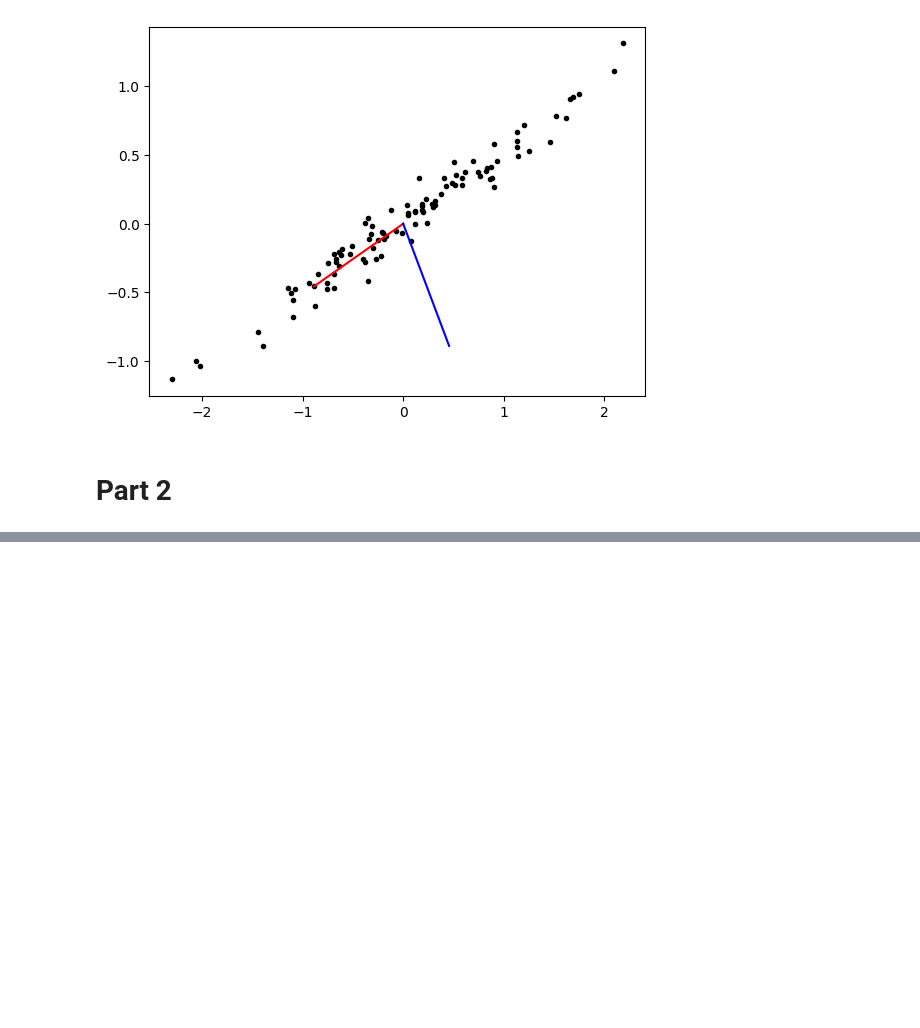
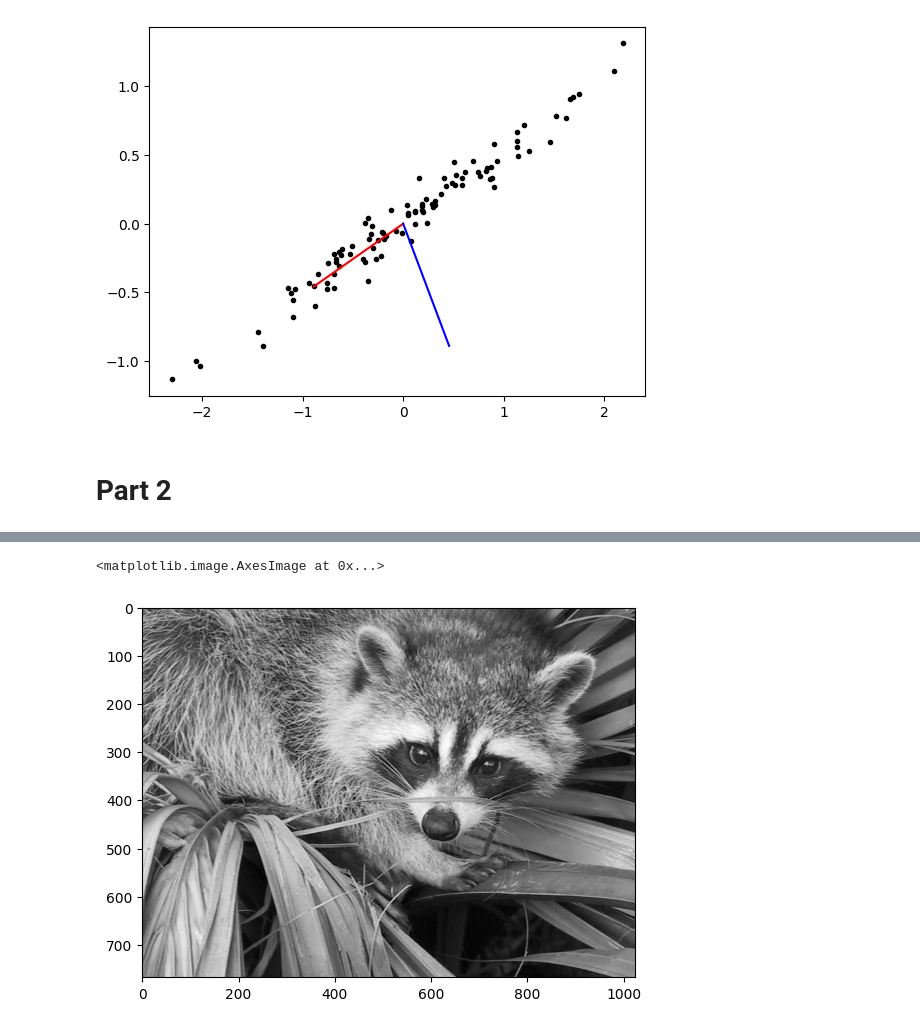
Before and after one commit to parimsuka/crowd-modeling-and-simulation, a Jupyter notebook: exercise3/src/pca_showcase.ipynb, the cells around one changed output, grey strips where cells are left out. Drawn from its saved outputs; the diff is of its cells as text; code cells hidden in the pictures; blank space fills up the shorter version.

```diff
--- a/exercise3/src/pca_showcase.ipynb
+++ b/exercise3/src/pca_showcase.ipynb
@@ -35,0 +51,7 @@ plt.show()
+# %%
+racoon_gray = scipy.misc.face(gray=True)
+plt.imshow(racoon_gray, cmap="gray")
+plt.show()
+# %% [output]
+<matplotlib.image.AxesImage at 0x...>
+[figure, added]
```
Also changed, not shown: parts of 8 cells of this notebook.
